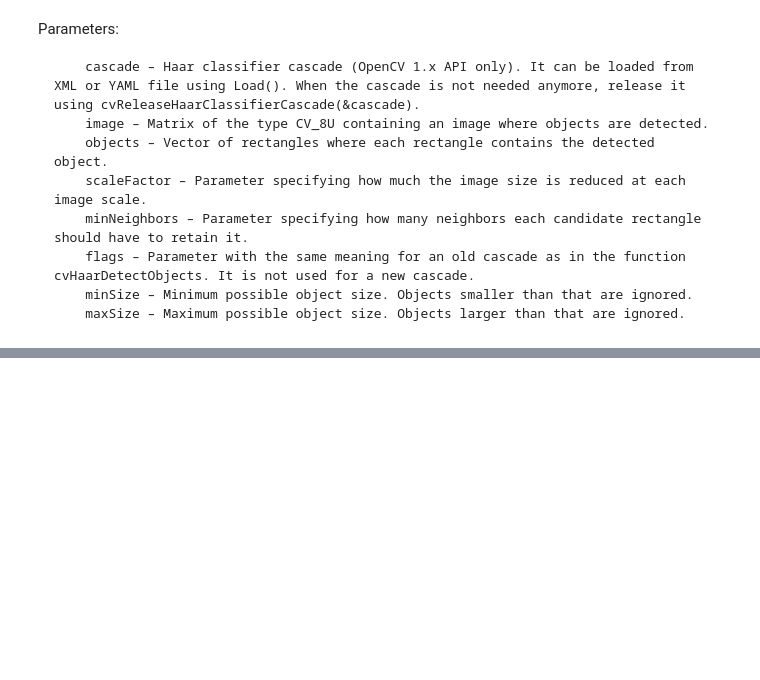
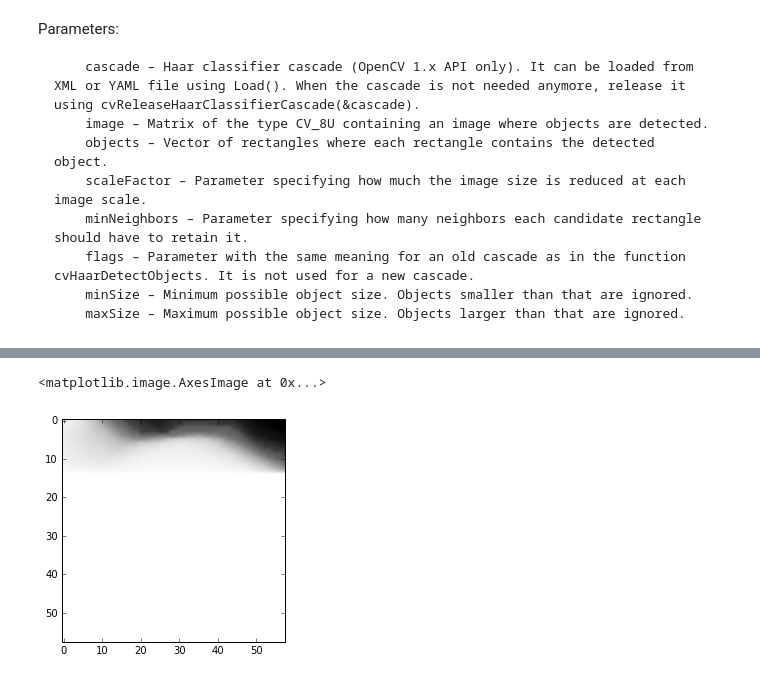
Before and after one commit to laurentperrinet/LeCheapEyeTracker, a Jupyter notebook: workflow/LeCheapEyeTracker_gaze tracking.ipynb, the cells around one changed output, grey strips where cells are left out. Saved outputs shown, nothing was run; the diff lists cells and outputs as text; code cells hidden in the pictures; blank space fills up the shorter version.

```diff
--- a/workflow/LeCheapEyeTracker_gaze tracking.ipynb
+++ b/workflow/LeCheapEyeTracker_gaze tracking.ipynb
@@ -95,0 +116,10 @@ for i, eye in enumerate(eyelist):
+# %%
+eyebrow = gray.copy()
+eyebrow[(eyebrow.shape[0]//4):, :] = eyebrow.max()
+#gray = cv2.equalizeHist(gray)
+eyebrow = cv2.medianBlur(eyebrow, 19)
+
+plt.imshow(eyebrow, cmap = plt.cm.Greys_r)
+# %% [output]
+<matplotlib.image.AxesImage at 0x...>
+[figure, added]
```
Also changed, not shown: parts of 25 cells of this notebook.
